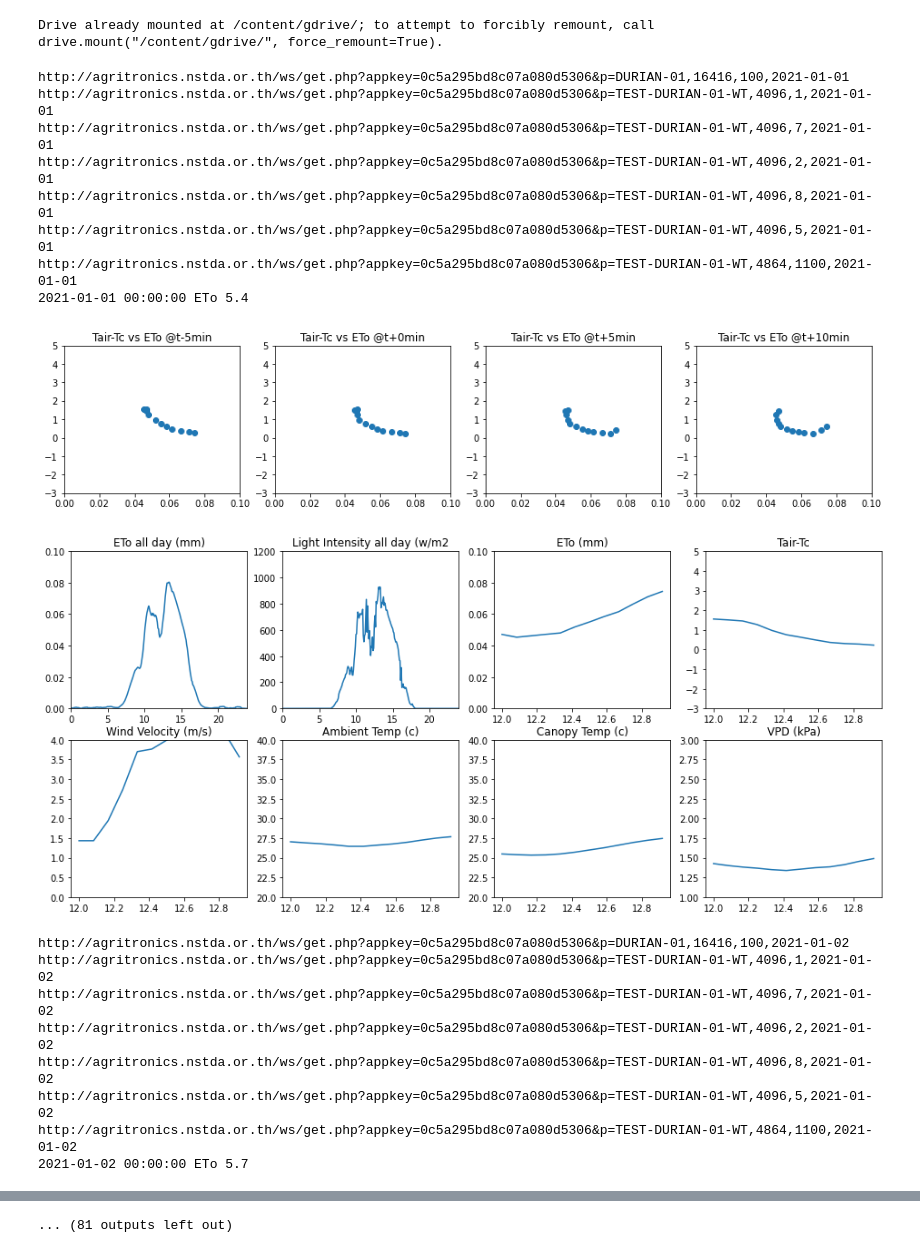
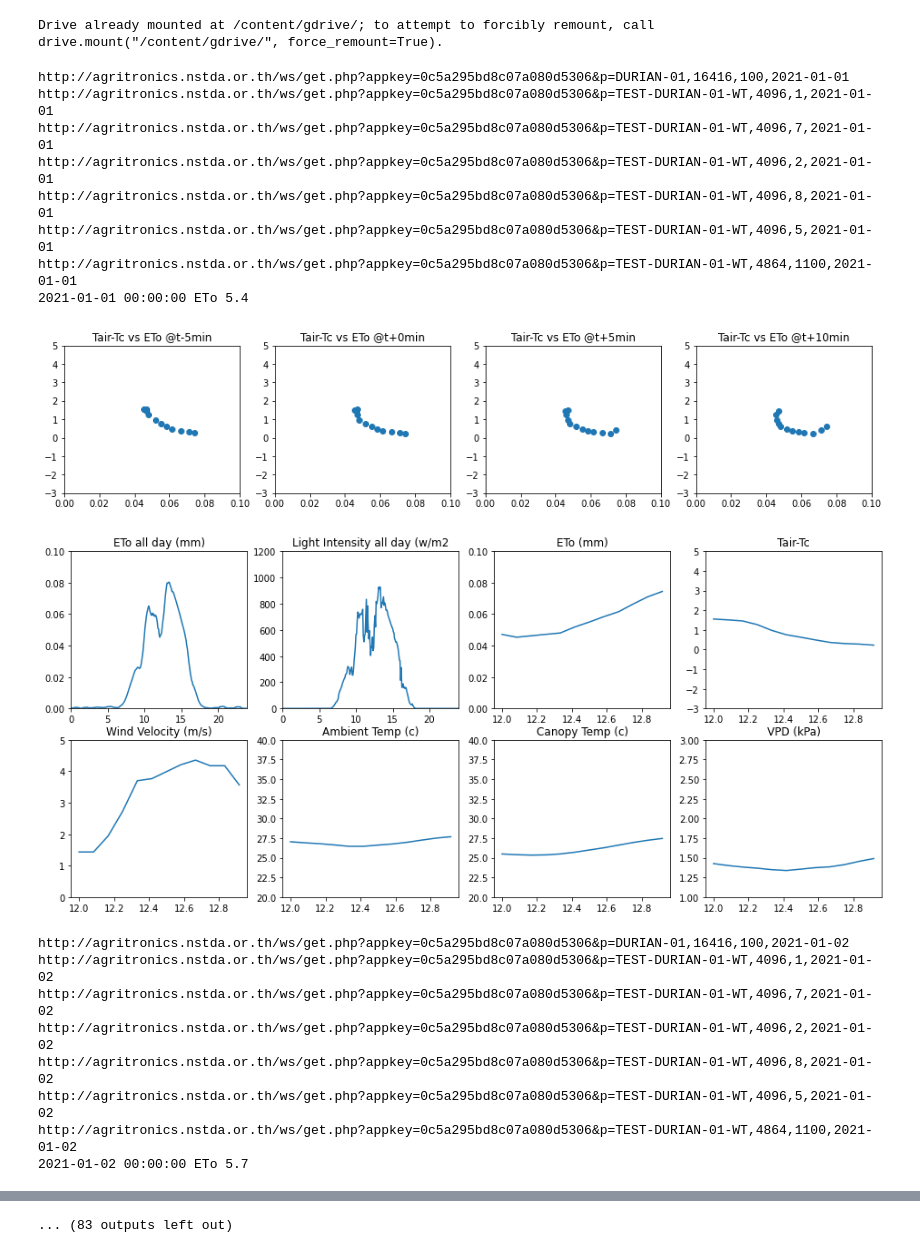
Before and after one commit to khongpan/DurianIrrigation, a Jupyter notebook: WaterStress00002_01_ETo.ipynb, the cells around one changed output, grey strips where cells are left out. Cells and saved outputs as stored; diff of their text form; code cells hidden in the pictures.

```diff
--- a/WaterStress00002_01_ETo.ipynb
+++ b/WaterStress00002_01_ETo.ipynb
@@ -31,6 +31,8 @@ all_eto_np = np.array([])
 all_tc_np = np.array([])
 all_ta_np = np.array([])
 all_i_np = np.array([])
+all_sm_np = np.array([])
+all_cwsi_np = np.array([])
 all_vpd_np = np.array([])
 all_avg_td_np = np.array([])
 all_avg_eto_np = np.array([])
@@ -38,6 +40,8 @@ all_avg_tc_np = np.array([])
 all_avg_ta_np = np.array([])
 all_avg_i_np = np.array([])
 all_avg_vpd_np = np.array([])
+all_avg_sm_np = np.array([])
+all_avg_cwsi_np = np.array([])
 
 #start_date=dt.datetime.now() + dt.timedelta(days=-1)
 start_date=dt.datetime.strptime('2021/01/01','%Y/%m/%d')
@@ -68,7 +72,7 @@ while date<=end_date:
   w_s = ReSamplingDailyData(time_s, w_s,sampling_period_in_sec)
 
   time2_s,sm_s = GetDailyData('TEST-DURIAN-01-WT',F'{0x1300}','1100',date.strftime("%Y-%m-%d"))
-  sm_s = ReSamplingDailyData(time_s, w_s,sampling_period_in_sec)
+  sm_s = ReSamplingDailyData(time2_s, sm_s,sampling_period_in_sec)
 
 
   moving_avg_point = 9
@@ -83,6 +87,7 @@ while date<=end_date:
   td_np = ta_np-tc_np
   vpd_np = CalcVPD(ta_np,rh_np)
   eto_np = CalcETo(ta_np,rh_np,p_np,i_np,w_np)
+  cwsi_np = (td_np+1)/5
 
   print(F'{date} ETo {np.sum(eto_np):.1f}')
 
@@ -97,6 +102,12 @@ while date<=end_date:
 
   all_vpd_np = np.append(all_vpd_np,vpd_np[i_start:i_stop])
   all_avg_vpd_np = np.append(all_avg_vpd_np,np.average(vpd_np[i_start:i_stop]))
+
+  all_sm_np = np.append(all_sm_np,sm_np[i_start:i_stop])
+  all_avg_sm_np = np.append(all_avg_sm_np,np.average(sm_np[i_start:i_stop]))
+
+  all_cwsi_np = np.append(all_cwsi_np,cwsi_np[i_start:i_stop])
+  all_avg_cwsi_np = np.append(all_avg_cwsi_np,np.average(cwsi_np[i_start:i_stop]))
 
   time_np = np.arange(0,24,24/288)
 
@@ -129,7 +140,7 @@ while date<=end_date:
   axs[0,3].plot(time_np[i_start:i_stop],td_np[i_start:i_stop])
 
   axs[1,0].title.set_text('Wind Velocity (m/s)')
-  axs[1,0].set(ylim=(0,4))
+  axs[1,0].set(ylim=(0,5))
   axs[1,0].plot(time_np[i_start:i_stop],w_np[i_start:i_stop])
 
   axs[1,1].title.set_text('Ambient Temp (c)')
@@ -143,34 +154,51 @@ while date<=end_date:
   axs[1,3].title.set_text('VPD (kPa)')
   axs[1,3].set(ylim=(1,3))
   axs[1,3].plot(time_np[i_start:i_stop],vpd_np[i_start:i_stop])
 
   plt.show()
   date=date+dt.timedelta(days=1)
 
 plt.rcParams['figure.figsize'] = [8, 8]
 plt.title("Tair-Tc vs ETo")
 plt.scatter(all_eto_np,all_td_np)
 plt.scatter(all_avg_eto_np,all_avg_td_np)
 plt.show()
 plt.title("Tair-Tc vs VPD")
 plt.scatter(all_vpd_np,all_td_np)
 plt.scatter(all_avg_vpd_np,all_avg_td_np)
+plt.show()
+plt.title("Tair-Tc vs Soil moisture")
+plt.scatter(all_sm_np,all_td_np)
+plt.scatter(all_avg_sm_np,all_avg_td_np)
+plt.show()
+
+plt.title("Soil Moisture vs CWSI")
+plt.scatter(all_avg_cwsi_np,all_avg_sm_np)
+#plt.scatter(all_avg_sm_np,all_avg_td_np)
+plt.show()
+
+
+plt.title("CWSI")
+plt.plot(all_avg_cwsi_np)
+#plt.scatter(all_avg_sm_np,all_avg_td_np)
+plt.show()
+
 
 
 
 #if __name__ == "__main__":
 #  main()
 # %% [output]
 http://agritronics.nstda.or.th/ws/get.php?appkey=0c5a295bd8c07a080d5306&p=DURIAN-01,16416,100,2021-01-01
 http://agritronics.nstda.or.th/ws/get.php?appkey=0c5a295bd8c07a080d5306&p=TEST-DURIAN-01-WT,4096,1,2021-01-01
 http://agritronics.nstda.or.th/ws/get.php?appkey=0c5a295bd8c07a080d5306&p=TEST-DURIAN-01-WT,4096,7,2021-01-01
 http://agritronics.nstda.or.th/ws/get.php?appkey=0c5a295bd8c07a080d5306&p=TEST-DURIAN-01-WT,4096,2,2021-01-01
 http://agritronics.nstda.or.th/ws/get.php?appkey=0c5a295bd8c07a080d5306&p=TEST-DURIAN-01-WT,4096,8,2021-01-01
 http://agritronics.nstda.or.th/ws/get.php?appkey=0c5a295bd8c07a080d5306&p=TEST-DURIAN-01-WT,4096,5,2021-01-01
 http://agritronics.nstda.or.th/ws/get.php?appkey=0c5a295bd8c07a080d5306&p=TEST-DURIAN-01-WT,4864,1100,2021-01-01
 2021-01-01 00:00:00 ETo 5.4
 [figure]
-[figure, old version]
+[figure, new version]
 http://agritronics.nstda.or.th/ws/get.php?appkey=0c5a295bd8c07a080d5306&p=DURIAN-01,16416,100,2021-01-02
 http://agritronics.nstda.or.th/ws/get.php?appkey=0c5a295bd8c07a080d5306&p=TEST-DURIAN-01-WT,4096,1,2021-01-02
 http://agritronics.nstda.or.th/ws/get.php?appkey=0c5a295bd8c07a080d5306&p=TEST-DURIAN-01-WT,4096,7,2021-01-02
@@ -204 +232 @@ http://agritronics.nstda.or.th/ws/get.php?appkey=0c5a295bd8c07a080d5306&p=TEST-D
-... (81 outputs left out)
+... (83 outputs left out)
```
Also changed, not shown: parts of 1 cell of this notebook.
